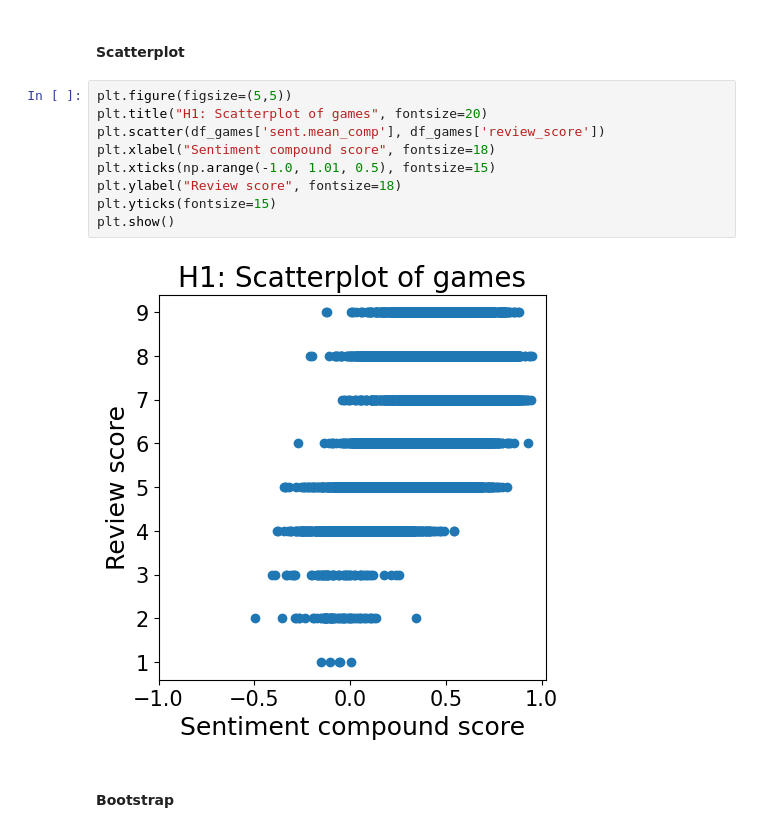
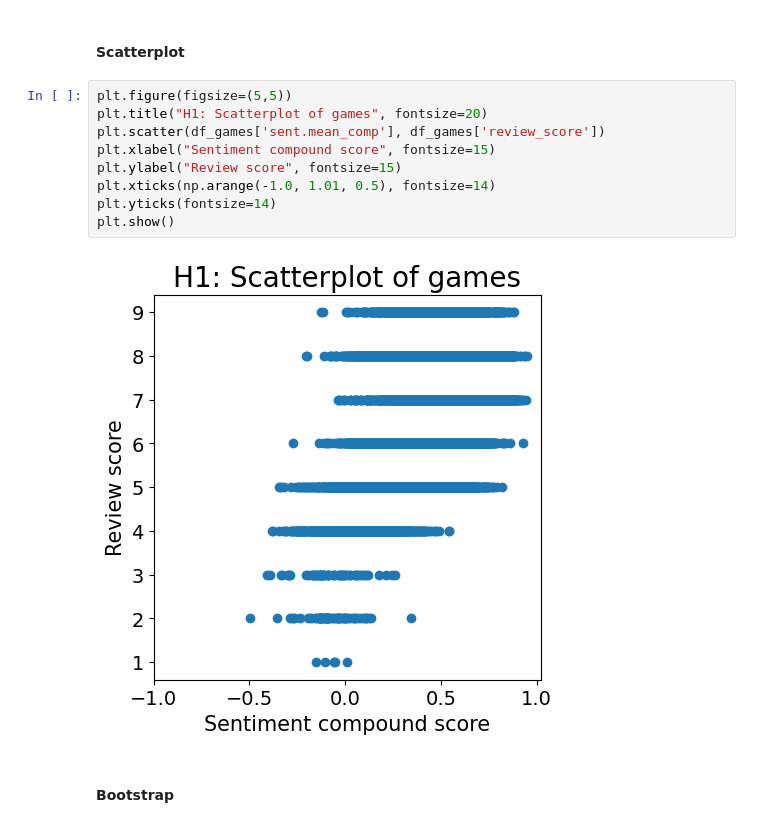
Before and after one commit to csum1/SteamGamesSentiment, a Jupyter notebook: SteamGameReviews.ipynb, the cells around one changed output. Drawn from its saved outputs; the diff is of its cells as text.

```diff
--- a/SteamGameReviews.ipynb
+++ b/SteamGameReviews.ipynb
@@ -581,14 +581,14 @@ display(pd.DataFrame(test_values))
 # %%
 plt.figure(figsize=(5,5))
 plt.title("H1: Scatterplot of games", fontsize=20)
 plt.scatter(df_games['sent.mean_comp'], df_games['review_score'])
-plt.xlabel("Sentiment compound score", fontsize=18)
-plt.xticks(np.arange(-1.0, 1.01, 0.5), fontsize=15)
-plt.ylabel("Review score", fontsize=18)
-plt.yticks(fontsize=15)
+plt.xlabel("Sentiment compound score", fontsize=15)
+plt.ylabel("Review score", fontsize=15)
+plt.xticks(np.arange(-1.0, 1.01, 0.5), fontsize=14)
+plt.yticks(fontsize=14)
 plt.show()
 # %% [output]
-[figure, old version]
+[figure, new version]
 # %% [markdown]
 #### Bootstrap
 # %%
```
Also changed, not shown: parts of 9 cells of this notebook.
